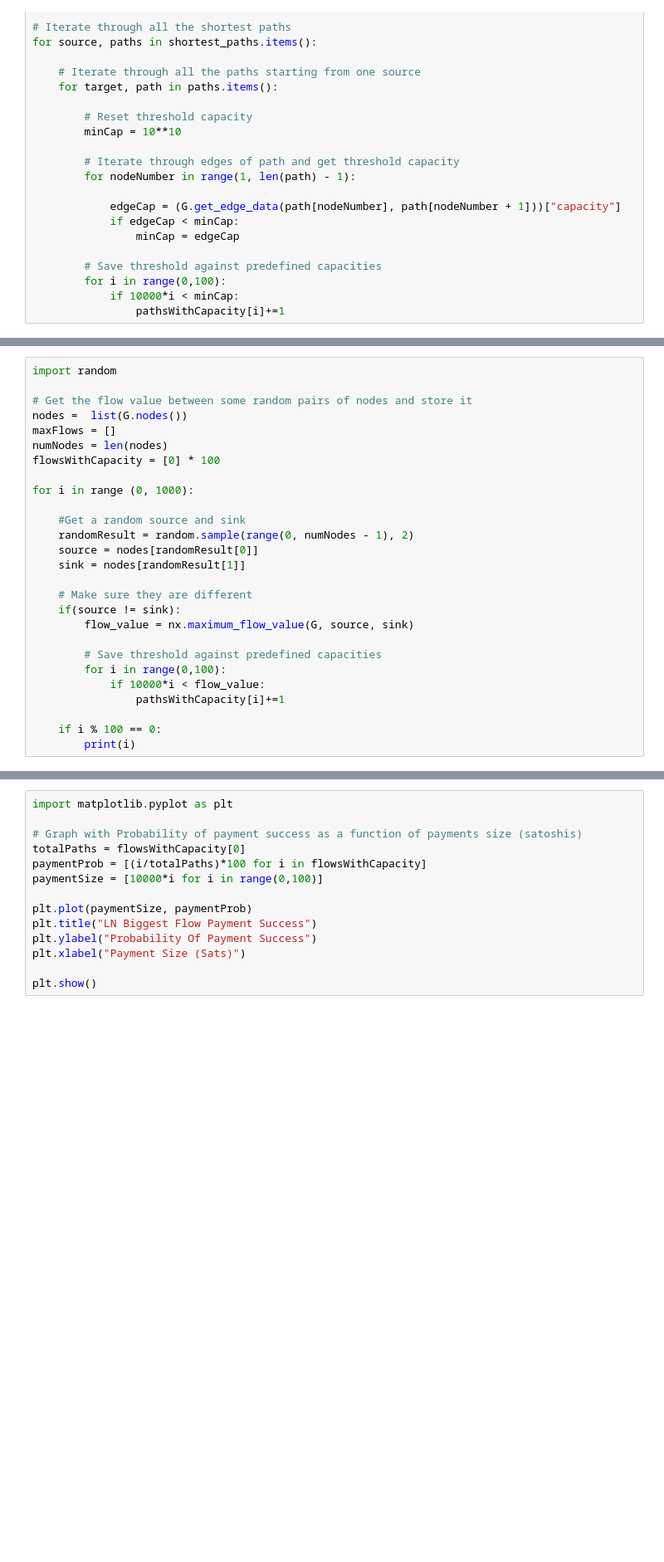
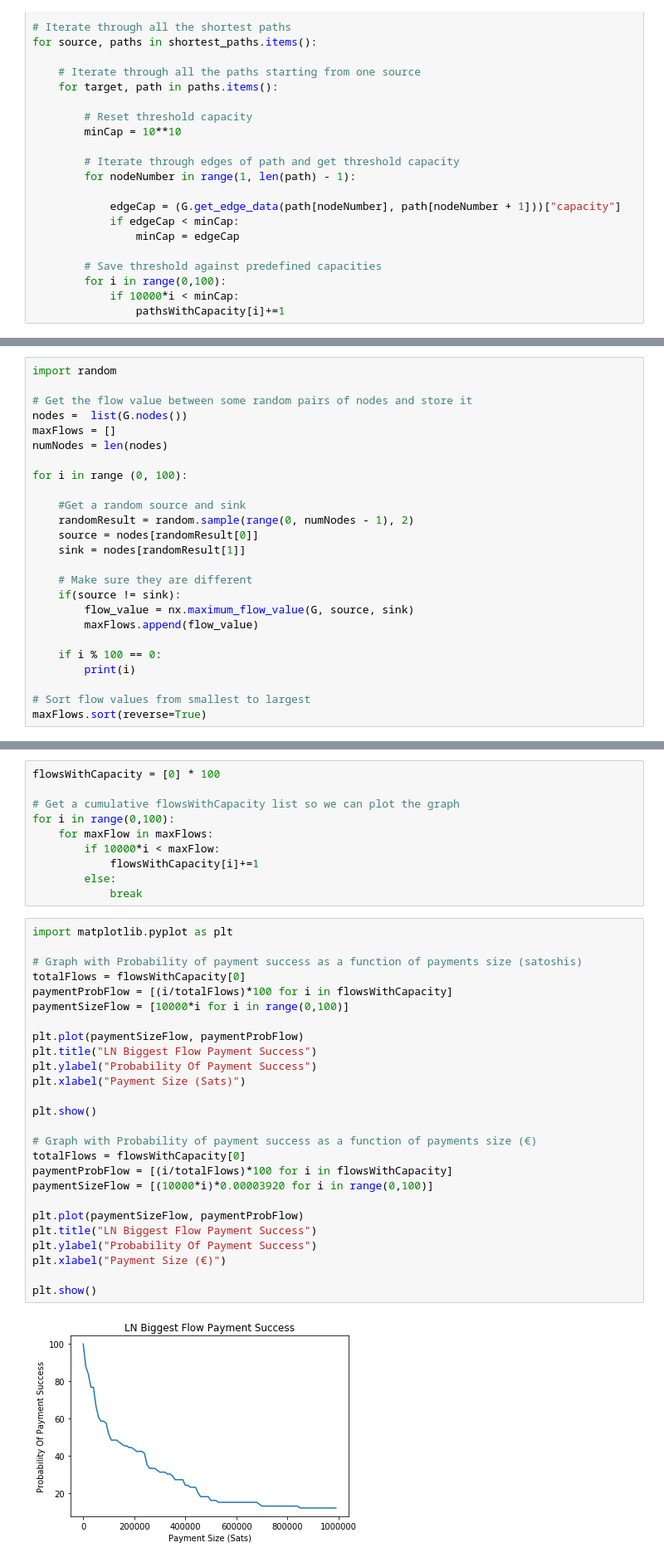
Before and after one commit to jsmvalente/lightningRoutingStudy, a Jupyter notebook: notebooks/flowStudy_v2.ipynb, the cells around one changed output, grey strips where cells are left out. Shown at 83% size. Saved outputs shown, nothing was run; the diff lists cells and outputs as text; blank space fills up the shorter version.

Commit message:
finished flow study

```diff
--- a/notebooks/flowStudy_v2.ipynb
+++ b/notebooks/flowStudy_v2.ipynb
@@ -86,9 +90,8 @@ import random
 nodes =  list(G.nodes())
 maxFlows = []
 numNodes = len(nodes)
-flowsWithCapacity = [0] * 100
 
-for i in range (0, 1000):
+for i in range (0, 100):
 
     #Get a random source and sink
     randomResult = random.sample(range(0, numNodes - 1), 2)
@@ -98,12 +101,11 @@ for i in range (0, 1000):
     # Make sure they are different
     if(source != sink):
         flow_value = nx.maximum_flow_value(G, source, sink)
-
-        # Save threshold against predefined capacities
-        for i in range(0,100):
-            if 10000*i < flow_value:
-                pathsWithCapacity[i]+=1
+        maxFlows.append(flow_value)
 
     if i % 100 == 0:
         print(i)
+
+# Sort flow values from smallest to largest
+maxFlows.sort(reverse=True)
 # %% [output]
@@ -111,14 +113,38 @@ KeyboardInterrupt:
+# %%
+flowsWithCapacity = [0] * 100
+
+# Get a cumulative flowsWithCapacity list so we can plot the graph
+for i in range(0,100):
+    for maxFlow in maxFlows:
+        if 10000*i < maxFlow:
+            flowsWithCapacity[i]+=1
+        else:
+            break
 # %%
 import matplotlib.pyplot as plt
 
 # Graph with Probability of payment success as a function of payments size (satoshis)
-totalPaths = flowsWithCapacity[0]
-paymentProb = [(i/totalPaths)*100 for i in flowsWithCapacity]
-paymentSize = [10000*i for i in range(0,100)]
+totalFlows = flowsWithCapacity[0]
+paymentProbFlow = [(i/totalFlows)*100 for i in flowsWithCapacity]
+paymentSizeFlow = [10000*i for i in range(0,100)]
 
-plt.plot(paymentSize, paymentProb)
+plt.plot(paymentSizeFlow, paymentProbFlow)
 plt.title("LN Biggest Flow Payment Success")
 plt.ylabel("Probability Of Payment Success")
 plt.xlabel("Payment Size (Sats)")
 
 plt.show()
+
+# Graph with Probability of payment success as a function of payments size (€)
+totalFlows = flowsWithCapacity[0]
+paymentProbFlow = [(i/totalFlows)*100 for i in flowsWithCapacity]
+paymentSizeFlow = [(10000*i)*0.00003920 for i in range(0,100)]
+
+plt.plot(paymentSizeFlow, paymentProbFlow)
+plt.title("LN Biggest Flow Payment Success")
+plt.ylabel("Probability Of Payment Success")
+plt.xlabel("Payment Size (€)")
+
+plt.show()
+# %% [output]
+[figure, added]
```
Also changed, not shown: parts of 7 cells of this notebook.
